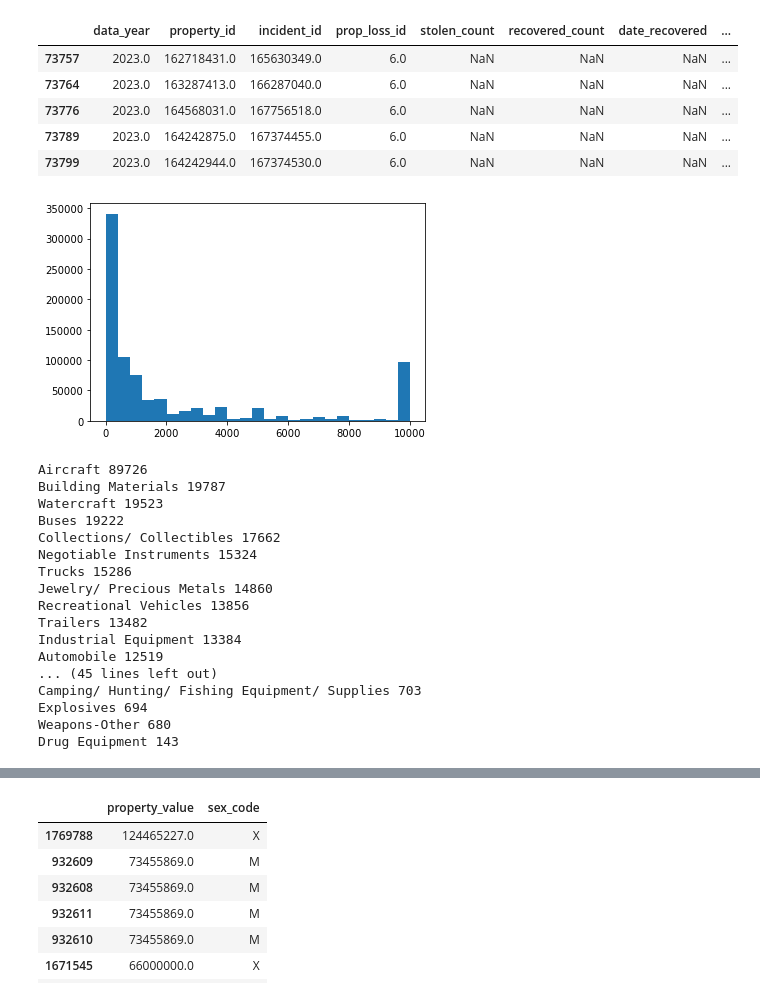
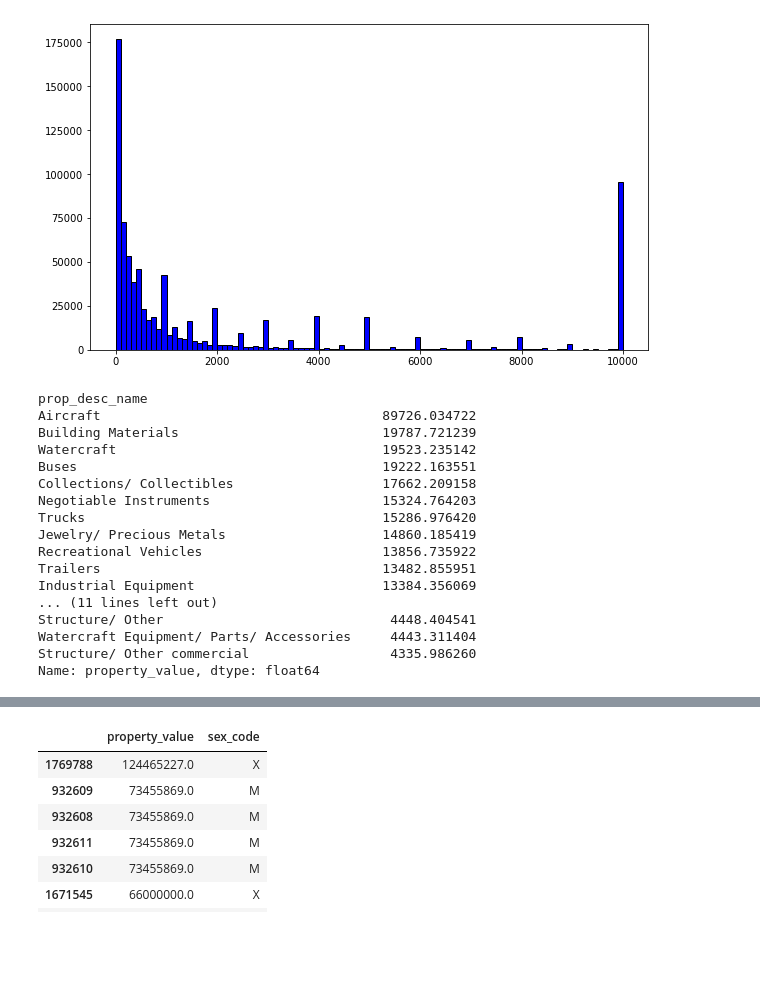
Before and after one commit to JLeevi/crimes, a Jupyter notebook: main.ipynb, the cells around one changed output, grey strips where cells are left out. Cells and saved outputs as stored; diff of their text form; code cells hidden in the pictures; blank space fills up the shorter version.

Commit message:
remove unused incident file reader

```diff
--- a/main.ipynb
+++ b/main.ipynb
@@ -28,46 +16,38 @@ incident.head()
-# %%
-property = property_file_reader.get_property_df()
-property.head()
-# %% [output]
-|  | data_year | property_id | incident_id | prop_loss_id | stolen_count | recovered_count | date_recovered | ... |
-| 73757 | 2023.0 | 162718431.0 | 165630349.0 | 6.0 | NaN | NaN | NaN | ... |
-| 73764 | 2023.0 | 163287413.0 | 166287040.0 | 6.0 | NaN | NaN | NaN | ... |
-| 73776 | 2023.0 | 164568031.0 | 167756518.0 | 6.0 | NaN | NaN | NaN | ... |
-| 73789 | 2023.0 | 164242875.0 | 167374455.0 | 6.0 | NaN | NaN | NaN | ... |
-| 73799 | 2023.0 | 164242944.0 | 167374530.0 | 6.0 | NaN | NaN | NaN | ... |
 # %%
 # HISTOGRAM OF PROPERTY VALUES
 MAX_PROPERTY_VALUE_FOR_HISTOGRAM = 10000
-property_values = property["property_value"].values
+
+property_df = property_file_reader.get_property_df()
+property_values = property_df["property_value"].values
 property_values = [min(MAX_PROPERTY_VALUE_FOR_HISTOGRAM, value) for value in property_values]
 
-plt.hist(property_values, bins=25);
+plt.figure(figsize=[10,6])
+plt.hist(property_values, bins=100, color='blue', edgecolor='black');
 # %% [output]
-[figure, old version]
+[figure, new version]
 # %%
 # LIST OF MEAN PROPERTY VALUES FOR EACH CATEGORY OF PROPERTY
-property_grouped = property.groupby("prop_desc_name")
+property_grouped = property_df.groupby("prop_desc_name")
 property_grouped_sort_by_mean = property_grouped["property_value"].mean().sort_values(ascending=False)
-for key, value in property_grouped_sort_by_mean.items():
-    print(key, int(value))
+property_grouped_sort_by_mean.head(n=25)
 # %% [output]
-Aircraft 89726
-Building Materials 19787
-Watercraft 19523
-Buses 19222
-Collections/ Collectibles 17662
-Negotiable Instruments 15324
-Trucks 15286
-Jewelry/ Precious Metals 14860
-Recreational Vehicles 13856
-Trailers 13482
-Industrial Equipment 13384
-Automobile 12519
-... (45 lines left out)
-Camping/ Hunting/ Fishing Equipment/ Supplies 703
-Explosives 694
-Weapons-Other 680
-Drug Equipment 143
+prop_desc_name
+Aircraft                                    89726.034722
+Building Materials                          19787.721239
+Watercraft                                  19523.235142
+Buses                                       19222.163551
+Collections/ Collectibles                   17662.209158
+Negotiable Instruments                      15324.764203
+Trucks                                      15286.976420
+Jewelry/ Precious Metals                    14860.185419
+Recreational Vehicles                       13856.735922
+Trailers                                    13482.855951
+Industrial Equipment                        13384.356069
+... (11 lines left out)
+Structure/ Other                             4448.404541
+Watercraft Equipment/ Parts/ Accessories     4443.311404
+Structure/ Other commercial                  4335.986260
+Name: property_value, dtype: float64
 # %%
 # 25 MOST COSTLY INCIDENTS
 dataframe = property_file_reader.get_property_df()
```
Also changed, not shown: parts of 2 cells of this notebook, 1 other file.
